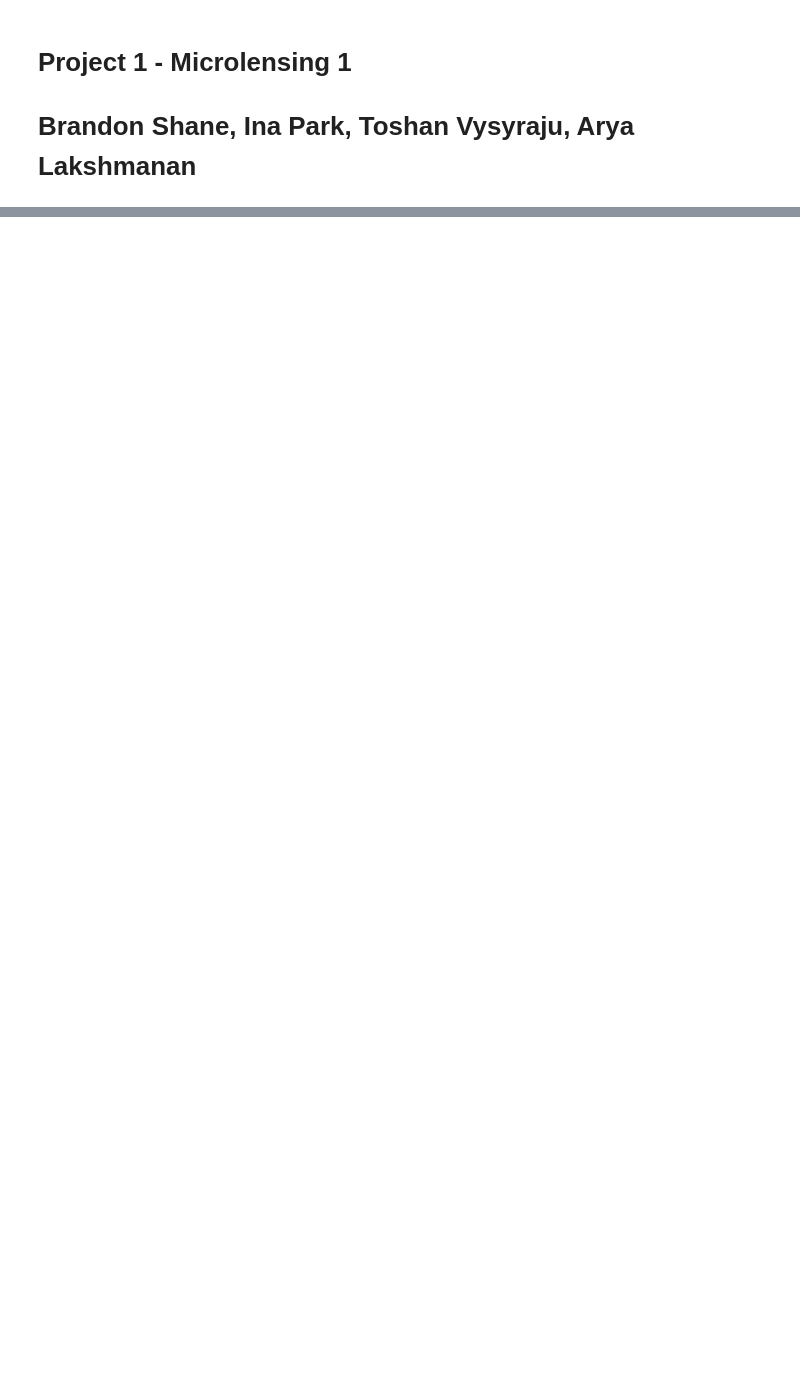
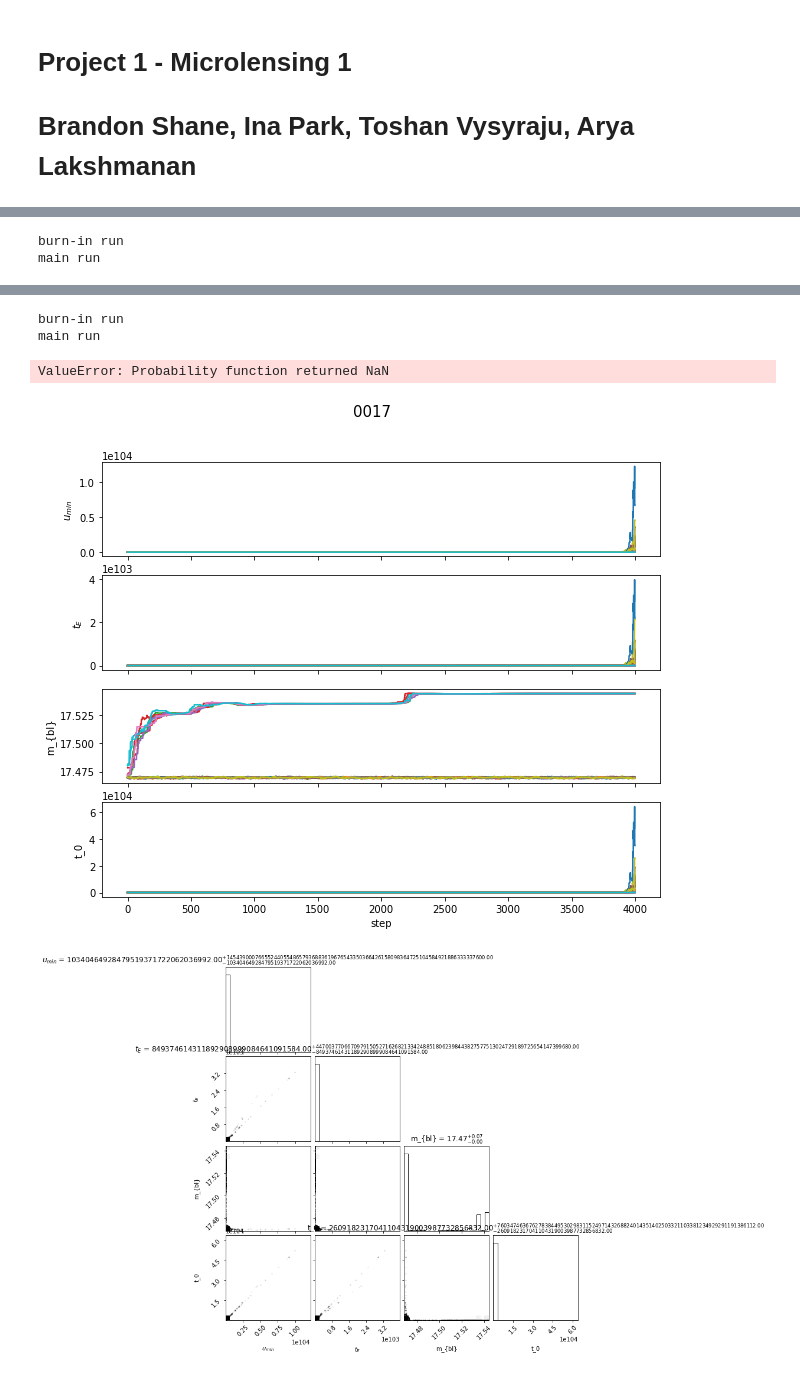
Before and after one commit to toshanv/Gravitational-Microlensing, a Jupyter notebook: project1.ipynb, the cells around one changed output, grey strips where cells are left out. Cells and saved outputs as stored; diff of their text form; code cells hidden in the pictures; blank space fills up the shorter version.

```diff
--- a/project1.ipynb
+++ b/project1.ipynb
@@ -99,0 +103,67 @@ Optimization terminated successfully.
+# %%
+def lnprob(param,dat):
+    x,y,sig = dat
+    return -0.5*xi(param)
+# %%
+# temp = {}
+
+for name in Data.keys():
+    data = Data[name]
+    x = data[:,0] - 245e4
+    y = data[:,1]
+    s = data[:,2]
+
+    x=np.array(x,dtype=float)
+    y=np.array(y,dtype=float)
+    s=np.array(s,dtype=float)
+    data = x,y,s
+
+
+    ndim = 4
+    nwalk = 20
+    nburn = 400
+    nmain = 4000
+
+    f_src_guess = np.nanmean(y[(x>7400) & (x<8000)])
+    params = [0.1,1000,f_src_guess, x[y==np.max(y)]]
+    # list of parameter names, for corner()
+    #umin,tE, m_bl, t_0 = [0.036, 421, 17.99, 8600]
+    plab = ['$u_{min}$','$t_E$','m_{bl}','t_0']
+
+    # set up walkers by perturbing p0
+    p0 = np.array(params)
+    pstart = np.array([p0 + 1.0e-4*np.random.normal(size=ndim) for i in range(nwalk)])
+    pstart = np.array(pstart,dtype=float)
+
+    # set up the sampler
+    sampler = emcee.EnsembleSampler(nwalk,ndim,lnprob,args=(data,))
+
+    # burn-in run
+    print('burn-in run')
+    pos,prob,state = sampler.run_mcmc(pstart,nburn)
+
+    # main run
+    print('main run')
+    sampler.reset()
+    res = sampler.run_mcmc(pos,nmain)
+
+    # process
+    samples = sampler.get_chain(flat=True)
+#     temp[Name] = samples
+    # plot the chains as a way to check for convergence
+    f,ax = plt.subplots(ndim,1,figsize=(10,8),sharex=True)
+    for idim in range(ndim):
+        for iwalk in range(nwalk):
+            ax[idim].plot(sampler.chain[iwalk,:,idim])
+        ax[idim].set_ylabel(plab[idim])
+    f.suptitle(name,fontsize = 15)
+    ax[-1].set_xlabel('step')
+    f.show()
+
+    # corner plot
+    f = corner.corner(samples,show_titles=True,labels=plab)
+    #f.show()
+    # f.savefig('sample_corner.pdf',bbox_inches='tight')
+# %% [output]
+burn-in run
+main run
@@ -99,0 +176,5 @@ Optimization terminated successfully.
+burn-in run
+main run
+ValueError: Probability function returned NaN
+[figure, added]
+[figure, added]
```
Also changed, not shown: parts of 5 cells of this notebook.
